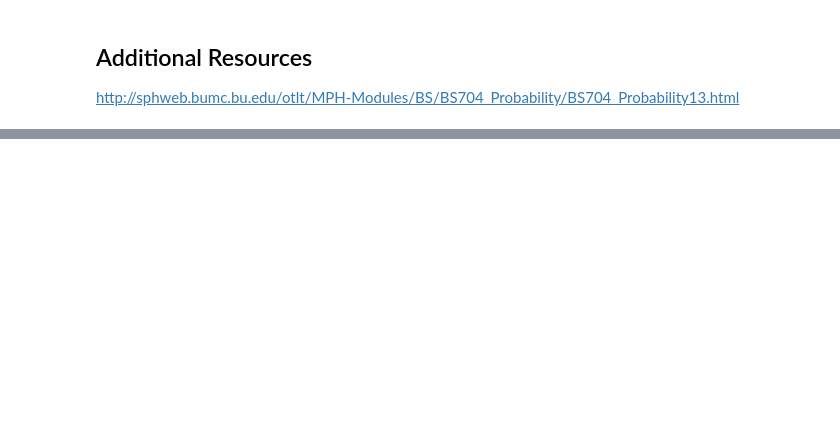
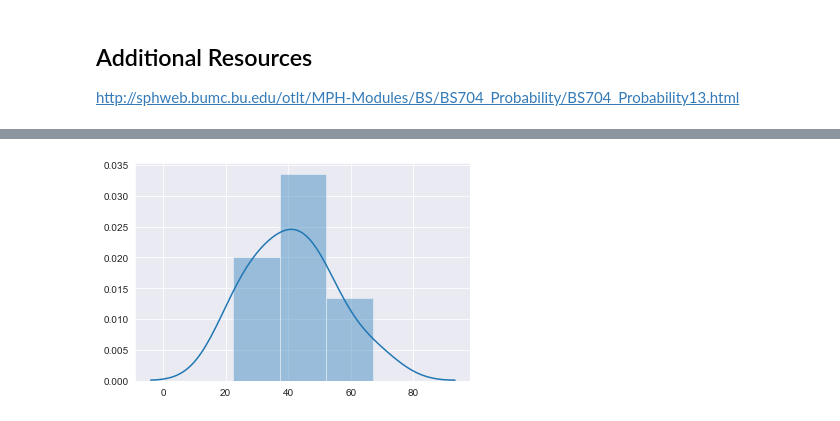
Before and after one commit to code-JOA/Introduction-to-Python, a Jupyter notebook: Statistics/02.Central Limit Theorem/01.Central Limit Theorem.ipynb, the cells around one changed output, grey strips where cells are left out. Saved outputs shown, nothing was run; the diff lists cells and outputs as text; code cells hidden in the pictures; blank space fills up the shorter version.

```diff
--- a/Statistics/02.Central Limit Theorem/01.Central Limit Theorem.ipynb
+++ b/Statistics/02.Central Limit Theorem/01.Central Limit Theorem.ipynb
@@ -163,0 +173,3 @@ http://sphweb.bumc.bu.edu/otlt/MPH-Modules/BS/BS704_Probability/BS704_Probabilit
+# %%
+data = pd.read_csv('../../data/non_normal_dataset.csv' , squeeze=True)
+data.head()
@@ -163,0 +221,12 @@ http://sphweb.bumc.bu.edu/otlt/MPH-Modules/BS/BS704_Probability/BS704_Probabilit
+# %%
+def get_sample(data, n):
+    sample = []
+    while len(sample) != n:
+        x = np.random.choice(data)
+        sample.append(x)
+
+    return sample
+
+# note this will keep changing as you run them as its randomly selecting samples
+test_sample = get_sample(data, 30)
+print(test_sample[:5])
@@ -163,0 +238,7 @@ http://sphweb.bumc.bu.edu/otlt/MPH-Modules/BS/BS704_Probability/BS704_Probabilit
+# %%
+def get_sample_mean(sample):
+    return sum(sample) / len(sample)
+
+test_sample2 = get_sample(data, 30)
+test_sample2_mean = get_sample_mean(test_sample2)
+print(test_sample2_mean)
@@ -163,0 +253,12 @@ http://sphweb.bumc.bu.edu/otlt/MPH-Modules/BS/BS704_Probability/BS704_Probabilit
+# %%
+def create_sample_distribution(data, dist_size=100, n=30):
+    sample_dist = []
+    while len(sample_dist) != dist_size:
+        sample = get_sample(data, n)
+        sample_mean = get_sample_mean(sample)
+        sample_dist.append(sample_mean)
+
+    return sample_dist
+
+test_sample_dist = create_sample_distribution(data)
+print(test_sample_dist[:5])
@@ -163,0 +275,6 @@ http://sphweb.bumc.bu.edu/otlt/MPH-Modules/BS/BS704_Probability/BS704_Probabilit
+# %%
+# Visualize sample distribution with n=3, 10, 30, across across mutliple iterations
+sample_dist_10 = create_sample_distribution(data, 10, 3)
+sns.distplot(sample_dist_10);
+# %% [output]
+[figure, added]
```
Also changed, not shown: parts of 23 cells of this notebook, 3 other files.
